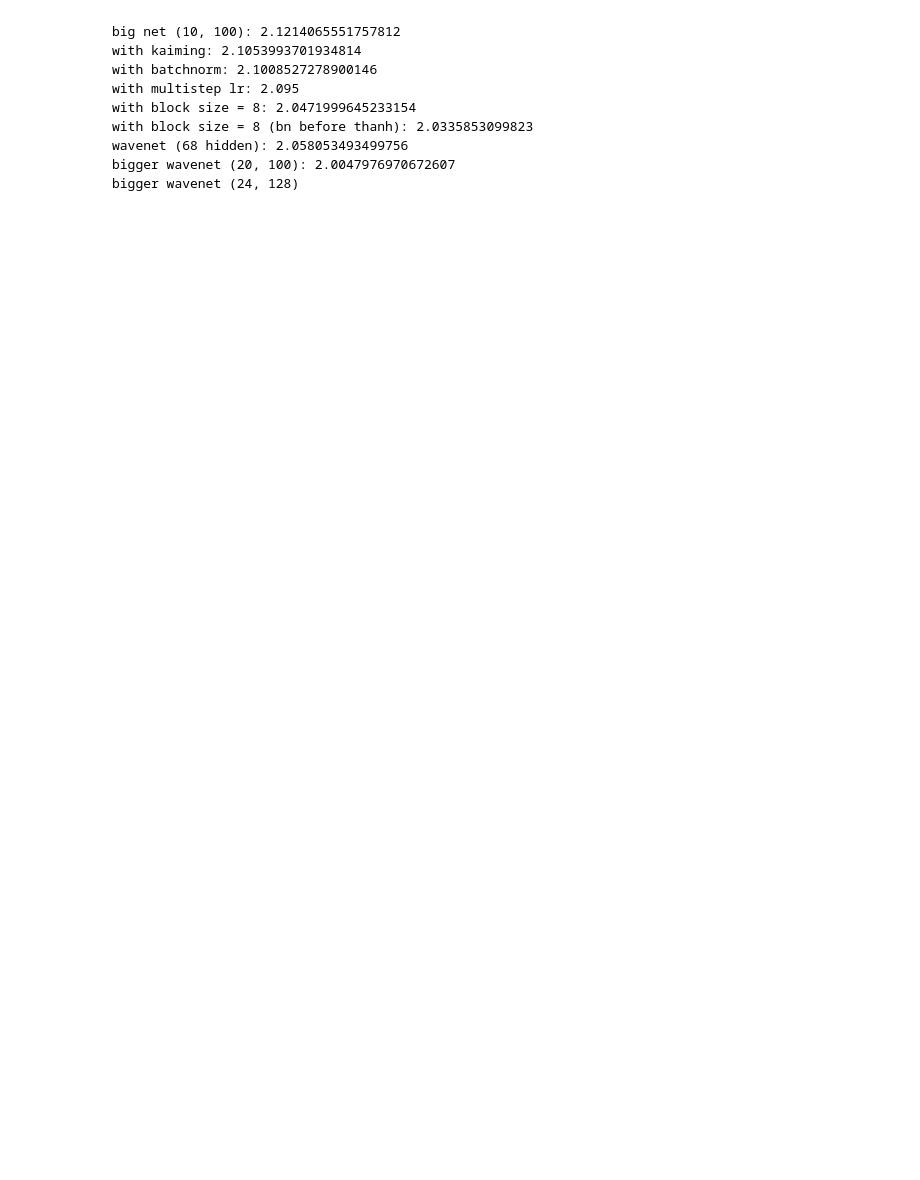
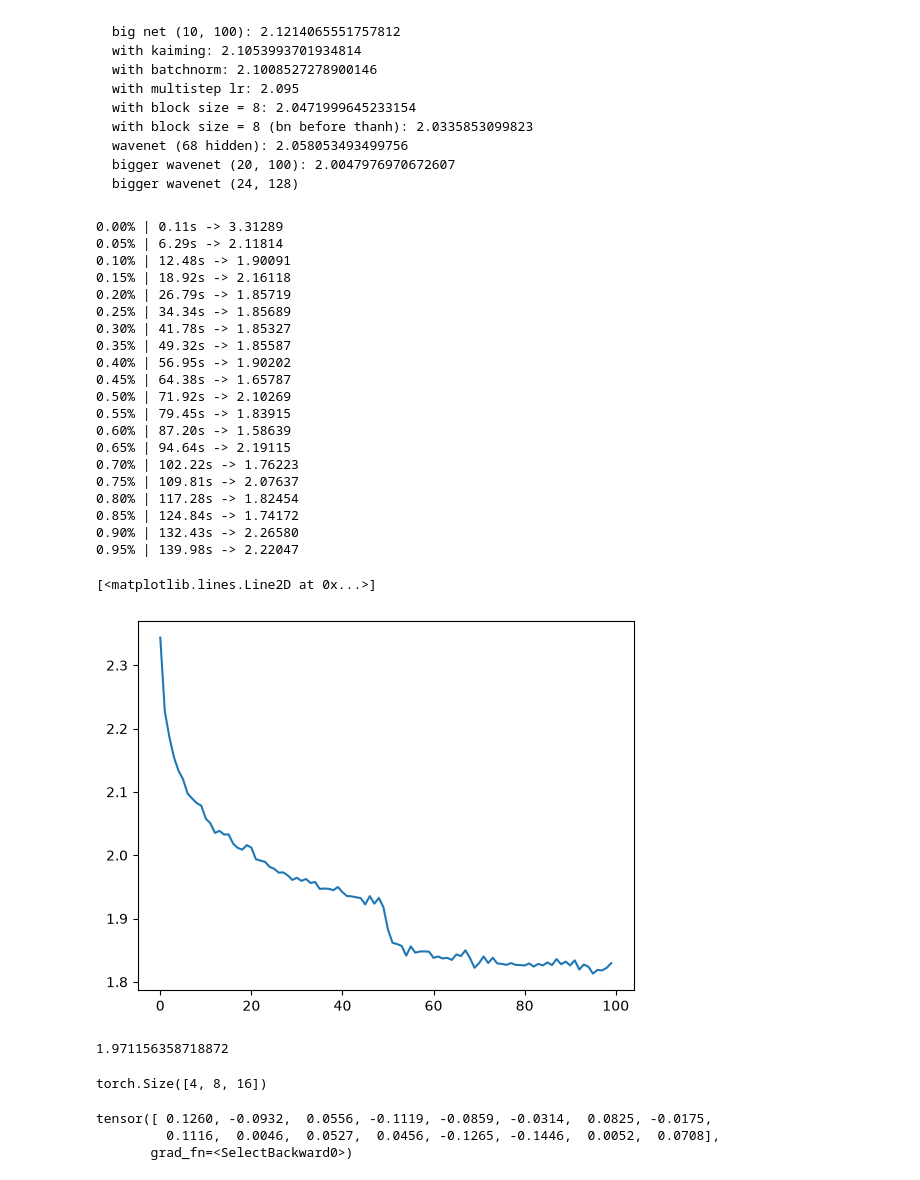
Before and after one commit to sjsakib/llm, a Jupyter notebook: mlp.ipynb, the cells around one changed output. Saved outputs shown, nothing was run; the diff lists cells and outputs as text; code cells hidden in the pictures; blank space fills up the shorter version.

```diff
--- a/mlp.ipynb
+++ b/mlp.ipynb
@@ -4,7 +4,7 @@ import torch.nn.functional as F
 import matplotlib.pyplot as plt
 import time
 # %%
-device = torch.device("mps")
+device = torch.device("cpu")
 # %%
 words = open('names.txt').read().splitlines()
 chars = sorted(list(set(''.join(words))))
@@ -282,8 +308,8 @@ class Container:
         for p in self.parameters():
             p.grad = None
 # %%
-n_hidden = 128
-n_emb = 24
+n_hidden = 256
+n_emb = 48
 n_vocab = 27
 
 model = Container([
@@ -380,8 +408,10 @@ class BatchNormLastDim(torch.nn.Module):
         x = self.bn(x.view(-1, shape[-1]))
         return x.view(shape)
 # %%
-batch_size = 2048
-max_steps = 12500
+batch_size = 32
+max_steps = 200000
+n_hidden = 128
+n_emb = 24
 
 model = torch.nn.Sequential(
     torch.nn.Embedding(n_vocab, n_emb),
@@ -389,38 +419,91 @@ model = torch.nn.Sequential(
         2 * n_emb, n_hidden, bias=False), BatchNormLastDim(n_hidden), torch.nn.Tanh(),
     FlattenConsecutive(2), torch.nn.Linear(
         2 * n_hidden, n_hidden, bias=False), BatchNormLastDim(n_hidden), torch.nn.Tanh(),
     FlattenConsecutive(2), torch.nn.Linear(
         2 * n_hidden, n_hidden, bias=False), BatchNormLastDim(n_hidden), torch.nn.Tanh(),
     torch.nn.Linear(n_hidden, n_vocab)
 )
-optimizer = torch.optim.SGD(model.parameters(), lr=.5)
+optimizer = torch.optim.SGD(model.parameters(), lr=.1)
 scheduler = torch.optim.lr_scheduler.MultiStepLR(
-    optimizer, milestones=[int(max_steps*.25), int(max_steps*.50), int(max_steps*.75), int(max_steps*.90)], gamma=0.1)
+    optimizer, milestones=[int(max_steps*.50)], gamma=0.1)
 model = model.to(device).train()
 
 @torch.compile
 def compute_loss(x, y):
     return F.cross_entropy(model(x), y)
 
 lossi = []
 t = time.perf_counter()
 for step in range(max_steps):
     ix = torch.randint(Xtr.shape[0], (batch_size, ), device=Xtr.device)
     loss = compute_loss(Xtr[ix], Ytr[ix])
 
     optimizer.zero_grad()
     loss.backward()
     optimizer.step()
     scheduler.step()
 
     if step % (max_steps // 20) == 0:
         print(f'{step/max_steps:.2f}% | {time.perf_counter() - t:.2f}s -> {loss.item():.5f}')
     lossi.append(loss.detach())
 
 plt.plot(torch.tensor(lossi).view(-1, (max_steps // 100)).mean(dim=1))
+# %% [output]
+0.00% | 0.11s -> 3.31289
+0.05% | 6.29s -> 2.11814
+0.10% | 12.48s -> 1.90091
+0.15% | 18.92s -> 2.16118
+0.20% | 26.79s -> 1.85719
+0.25% | 34.34s -> 1.85689
+0.30% | 41.78s -> 1.85327
+0.35% | 49.32s -> 1.85587
+0.40% | 56.95s -> 1.90202
+0.45% | 64.38s -> 1.65787
+0.50% | 71.92s -> 2.10269
+0.55% | 79.45s -> 1.83915
+0.60% | 87.20s -> 1.58639
+0.65% | 94.64s -> 2.19115
+0.70% | 102.22s -> 1.76223
+0.75% | 109.81s -> 2.07637
+0.80% | 117.28s -> 1.82454
+0.85% | 124.84s -> 1.74172
+0.90% | 132.43s -> 2.26580
+0.95% | 139.98s -> 2.22047
+[<matplotlib.lines.Line2D at 0x...>]
+[figure, added]
 # %%
 model.eval()
 with torch.no_grad():
     logits = model(Xdev)
     loss = F.cross_entropy(logits, Ydev)
     print(loss.item())
+# %% [output]
+1.971156358718872
+# %%
+torch.manual_seed(1337)
+B, T, C = 4, 8, 2
+x = torch.randn((B, T, C))
+
+head_size = 16
+key = torch.nn.Linear(C, head_size, bias=False)
+query = torch.nn.Linear(C, head_size, bias=False)
+value = torch.nn.Linear(C, head_size)
+k = key(x)
+q = query(x)
+
+wei = q @ k.transpose(-2, -1)
+
+tril = torch.tril(torch.ones((T,T)))
+wei = wei.masked_fill(tril == 0, float('-inf'))
+wei = F.softmax(wei, dim=-1)
+
+out = wei @ value(x)
+out.shape
+# %% [output]
+torch.Size([4, 8, 16])
+# %%
+k[0][0]
+# %% [output]
+tensor([ 0.1260, -0.0932,  0.0556, -0.1119, -0.0859, -0.0314,  0.0825, -0.0175,
+         0.1116,  0.0046,  0.0527,  0.0456, -0.1265, -0.1446,  0.0052,  0.0708],
+       grad_fn=<SelectBackward0>)
```
Also changed, not shown: parts of 5 cells of this notebook, 2 other files.
